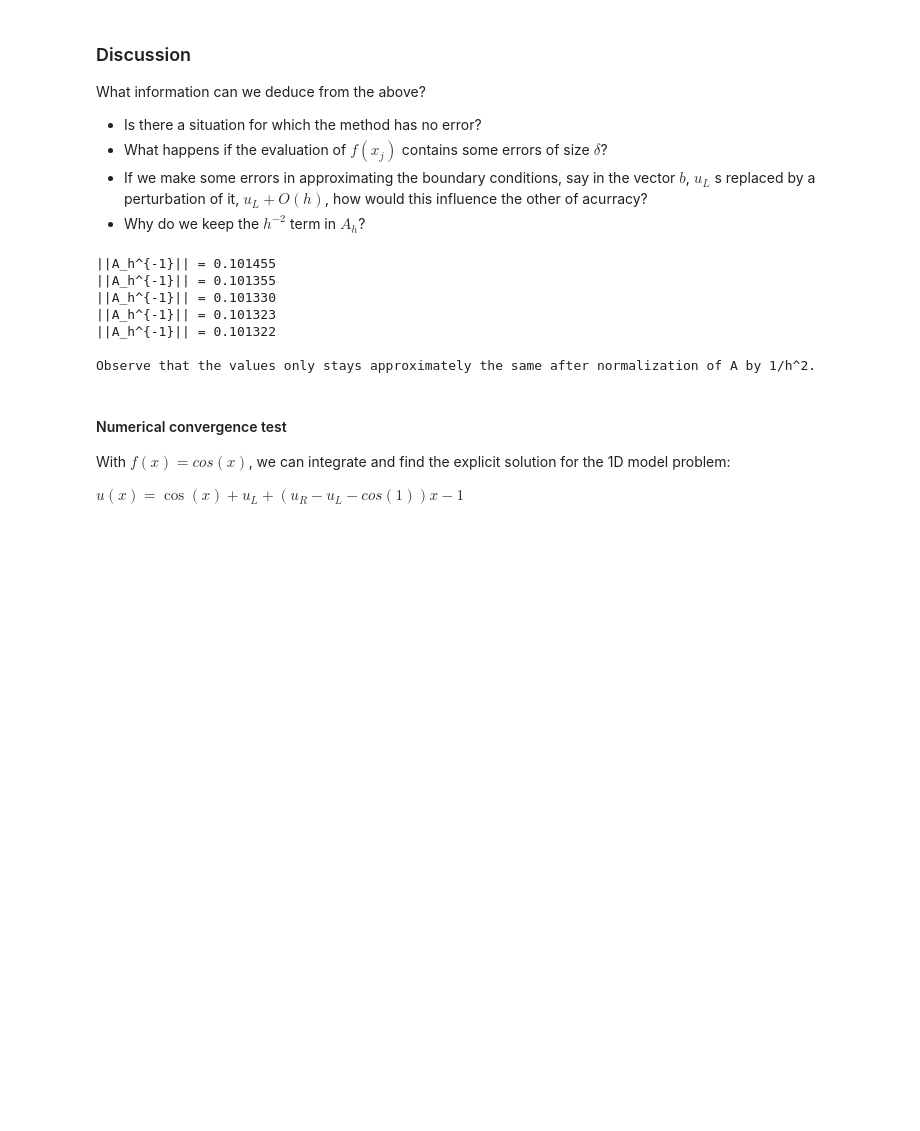
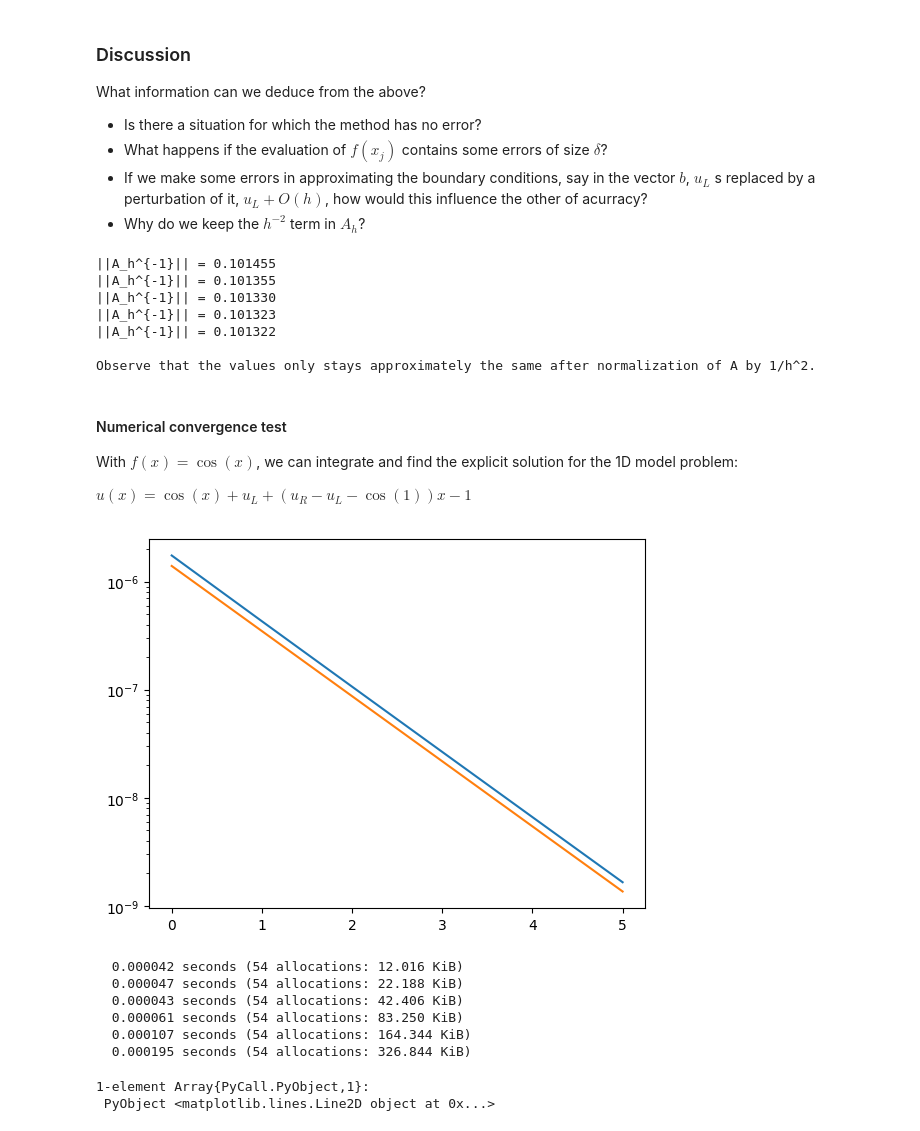
Before and after one commit to yhrtsai/M368K_S2018, a Jupyter notebook: Boundary-value-problems.ipynb, the cells around one changed output. Saved outputs shown, nothing was run; the diff lists cells and outputs as text; code cells hidden in the pictures; blank space fills up the shorter version.

```diff
--- a/Boundary-value-problems.ipynb
+++ b/Boundary-value-problems.ipynb
@@ -245,13 +241,64 @@ Observe that the values only stays approximately the same after normalization of
 # %% [markdown]
 #### Numerical convergence test
 
-With $f(x)=cos(x)$, we can integrate and find the explicit solution for the 1D model problem:
+With $f(x)=\cos(x)$, we can integrate and find the explicit solution for the 1D model problem:
 
-$u(x)=\cos(x)+u_L+(u_R-u_L-cos(1))x-1$
+$u(x)=\cos(x)+u_L+(u_R-u_L-\cos(1))x-1$
-# %%
-u_exact(x, uL, uR)=cos.(x)+uL+(uR-uL-cos(1.0)).*x-1.0
-
-for N in [25, 50, 100, 200, 400]
-
-h=1/N
-xgrid=linspace(0,1,N+1)
+# %%
+f(x)=cos.(x)
+
+u_exact(x, uL, uR)=cos.(x)+uL+(uR-uL-cos(1.0)+1.0).*x-1.0
+
+uL=1.0
+uR=10.0
+
+Err=[]
+
+U=zeros(4)
+Uexact=copy(U)
+
+for N in [25, 50, 100, 200, 400, 800]
+
+h=1/N
+xgrid=linspace(0,1,N+1)
+
+#The vector U stores (u1,u2,u3,cdots, u_(N-1))
+U=zeros(N-1)
+Uexact=copy(U)
+
+#N-2 because we exclude x=0 and X=1.
+A=spdiagm( (-ones(N-2), 2.0*ones(N-1),-ones(N-2)), [-1,0,1])
+
+F=collect(f.(xgrid[2:end-1]))
+
+b=F.*h^2
+
+b[1]+=uL
+b[end]+=uR
+
+@time U=A\b;
+
+Uexact.=u_exact.(xgrid[2:end-1], uL,uR)
+
+Err=[Err; norm(U-Uexact)/norm(Uexact)]
+
+end
+
+using PyPlot
+xgrid=linspace(0,1,100+1)
+#plot(xgrid,u_exact.(xgrid, uL, uR))
+#plot(Uexact)
+#plot(U)
+
+semilogy(Err)
+semilogy(0.8*Err[1]*2.0.^[0 -2 -4 -6 -8 -10]')
+# %% [output]
+[figure, added]
+  0.000042 seconds (54 allocations: 12.016 KiB)
+  0.000047 seconds (54 allocations: 22.188 KiB)
+  0.000043 seconds (54 allocations: 42.406 KiB)
+  0.000061 seconds (54 allocations: 83.250 KiB)
+  0.000107 seconds (54 allocations: 164.344 KiB)
+  0.000195 seconds (54 allocations: 326.844 KiB)
+1-element Array{PyCall.PyObject,1}:
+ PyObject <matplotlib.lines.Line2D object at 0x...>
```
Also changed, not shown: parts of 2 cells of this notebook.
